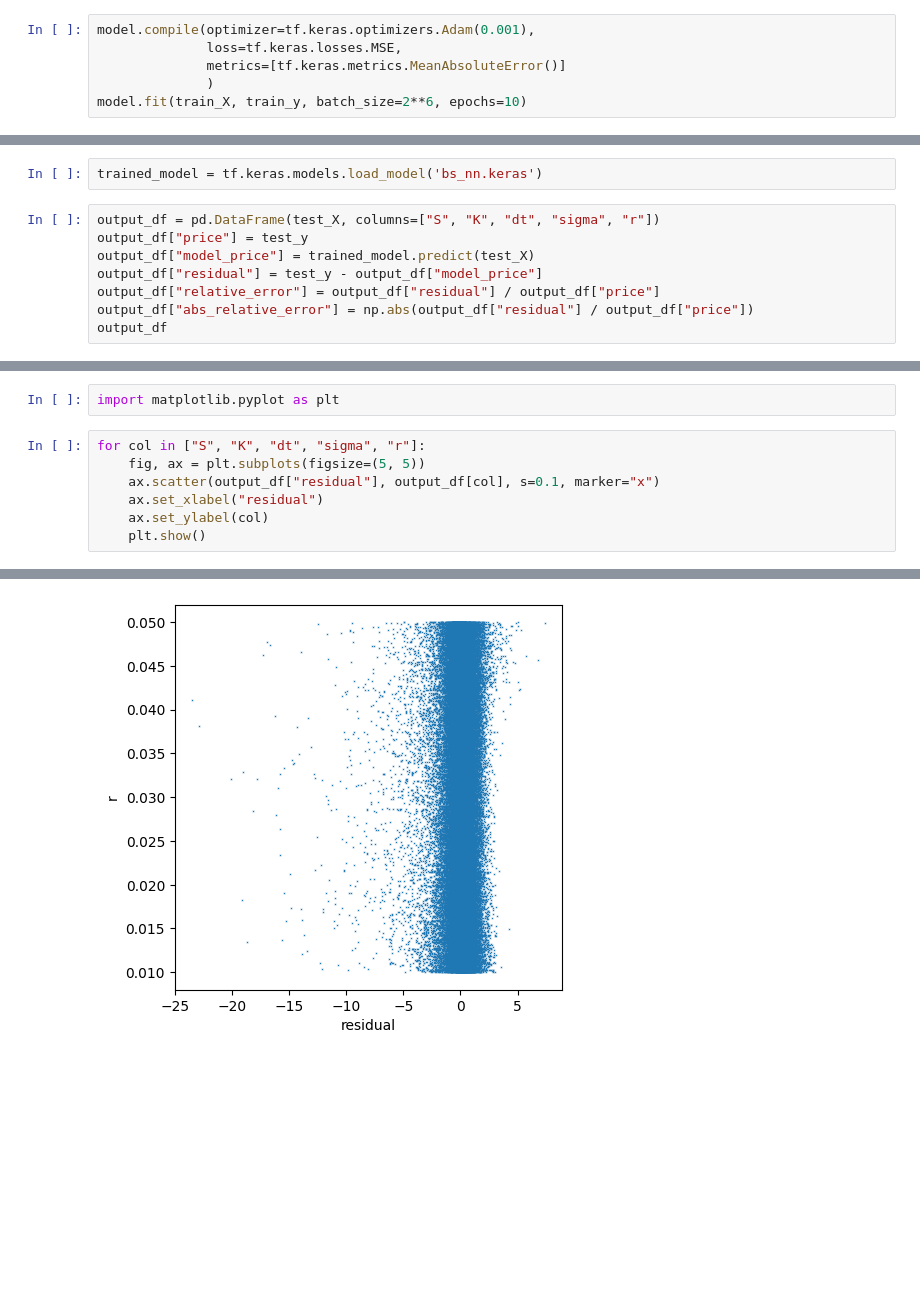
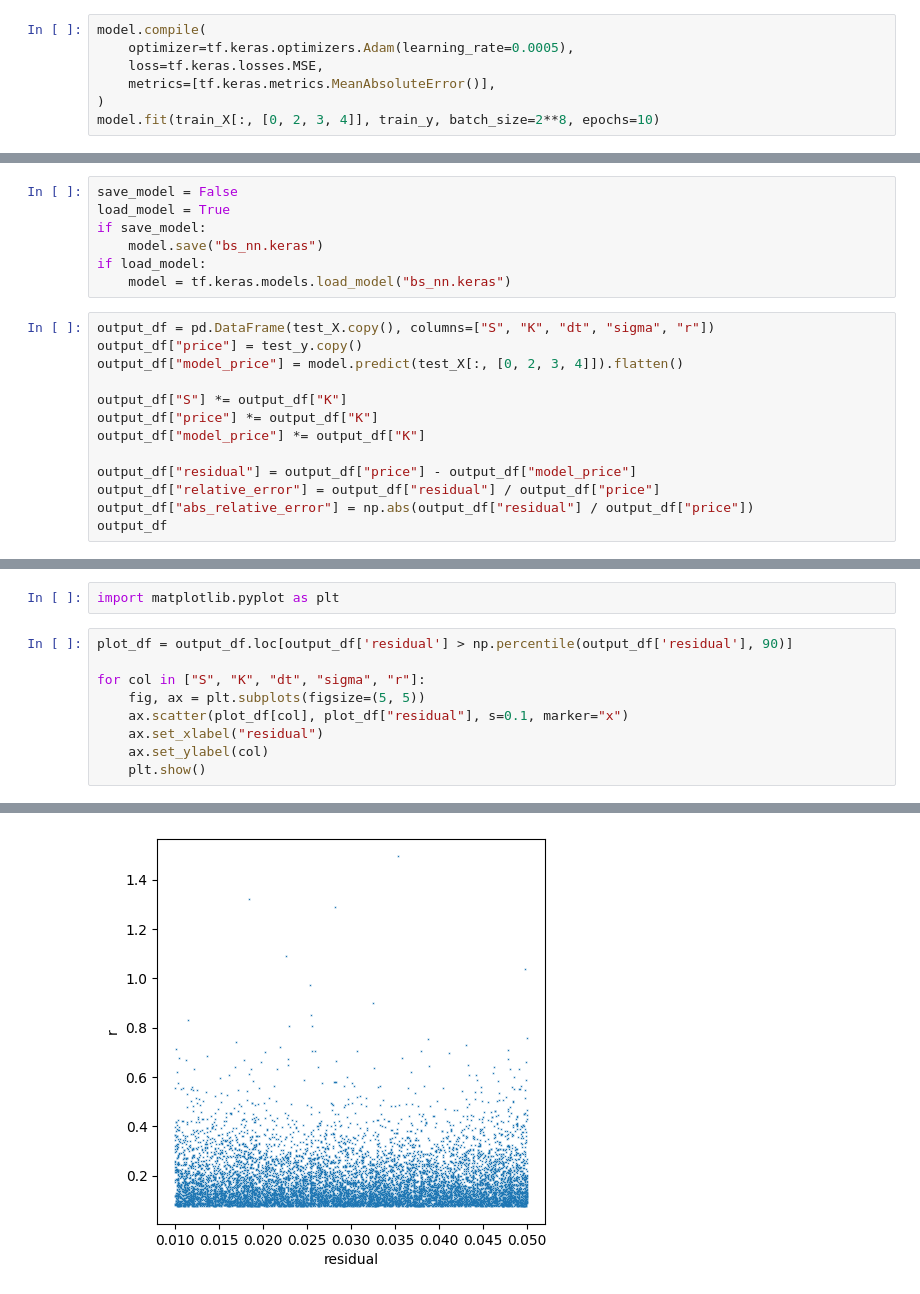
Before and after one commit to HKristof136/msc_thesis_2025, a Jupyter notebook: black_scholes_nn/bs_nn.ipynb, the cells around one changed output, grey strips where cells are left out. Drawn from its saved outputs; the diff is of its cells as text; blank space fills up the shorter version.

```diff
--- a/black_scholes_nn/bs_nn.ipynb
+++ b/black_scholes_nn/bs_nn.ipynb
@@ -53,8 +54,9 @@ model = tf.keras.models.Sequential([
 # %%
-model.compile(optimizer=tf.keras.optimizers.Adam(0.001),
-              loss=tf.keras.losses.MSE,
-              metrics=[tf.keras.metrics.MeanAbsoluteError()]
-              )
-model.fit(train_X, train_y, batch_size=2**6, epochs=10)
+model.compile(
+    optimizer=tf.keras.optimizers.Adam(learning_rate=0.0005),
+    loss=tf.keras.losses.MSE,
+    metrics=[tf.keras.metrics.MeanAbsoluteError()],
+)
+model.fit(train_X[:, [0, 2, 3, 4]], train_y, batch_size=2**8, epochs=10)
 # %% [output]
 Epoch 1/10
@@ -80,11 +82,21 @@ Epoch 10/10
 <keras.src.callbacks.history.History at 0x...>
 # %%
-trained_model = tf.keras.models.load_model('bs_nn.keras')
+save_model = False
+load_model = True
+if save_model:
+    model.save("bs_nn.keras")
+if load_model:
+    model = tf.keras.models.load_model("bs_nn.keras")
 # %%
-output_df = pd.DataFrame(test_X, columns=["S", "K", "dt", "sigma", "r"])
-output_df["price"] = test_y
-output_df["model_price"] = trained_model.predict(test_X)
-output_df["residual"] = test_y - output_df["model_price"]
+output_df = pd.DataFrame(test_X.copy(), columns=["S", "K", "dt", "sigma", "r"])
+output_df["price"] = test_y.copy()
+output_df["model_price"] = model.predict(test_X[:, [0, 2, 3, 4]]).flatten()
+
+output_df["S"] *= output_df["K"]
+output_df["price"] *= output_df["K"]
+output_df["model_price"] *= output_df["K"]
+
+output_df["residual"] = output_df["price"] - output_df["model_price"]
 output_df["relative_error"] = output_df["residual"] / output_df["price"]
 output_df["abs_relative_error"] = np.abs(output_df["residual"] / output_df["price"])
 output_df
@@ -108,9 +142,11 @@ Plots
 # %%
 import matplotlib.pyplot as plt
 # %%
+plot_df = output_df.loc[output_df['residual'] > np.percentile(output_df['residual'], 90)]
+
 for col in ["S", "K", "dt", "sigma", "r"]:
     fig, ax = plt.subplots(figsize=(5, 5))
-    ax.scatter(output_df["residual"], output_df[col], s=0.1, marker="x")
+    ax.scatter(plot_df[col], plot_df["residual"], s=0.1, marker="x")
     ax.set_xlabel("residual")
     ax.set_ylabel(col)
     plt.show()
@@ -122,4 +158,4 @@ for col in ["S", "K", "dt", "sigma", "r"]:
-[figure, old version]
+[figure, new version]
 # %%
 fig, ax = plt.subplots(figsize=(5, 5))
 ax.scatter(output_df["residual"], output_df["S"] - output_df["K"], s=0.1, marker="x")
```
Also changed, not shown: parts of 9 cells of this notebook, 6 other files.
